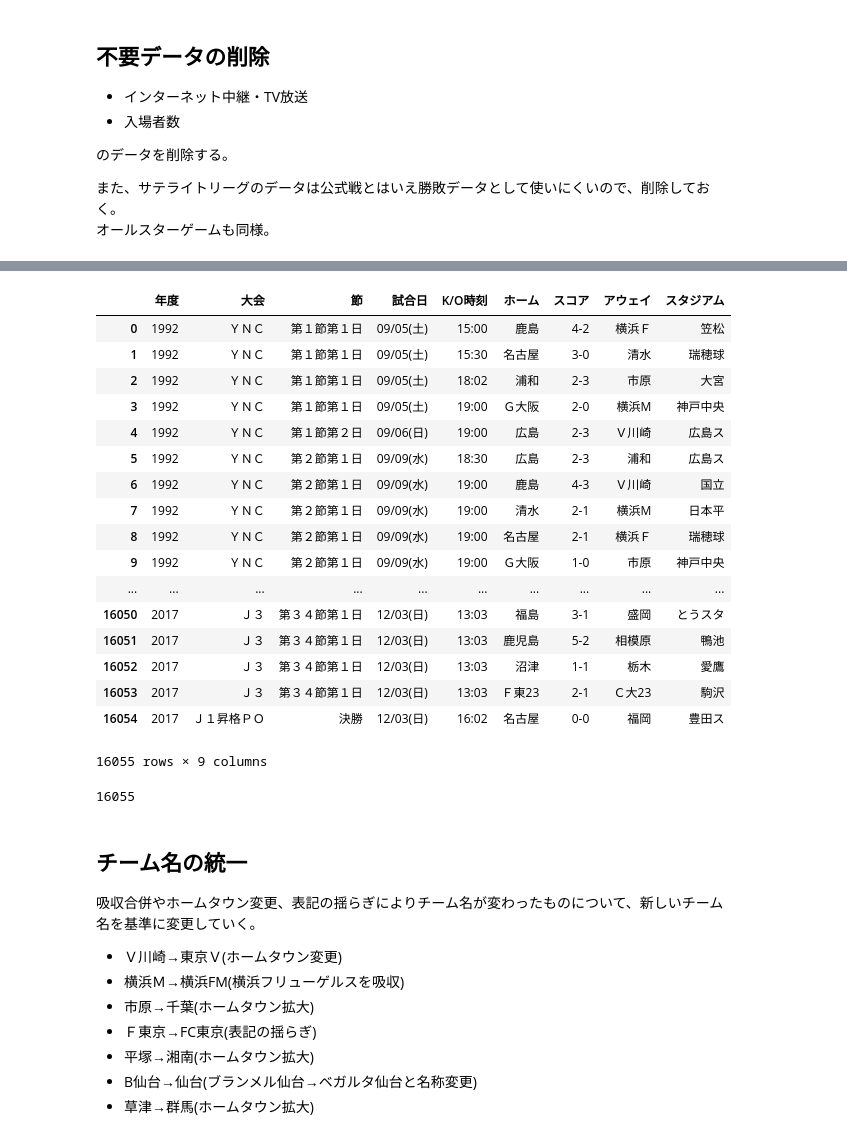
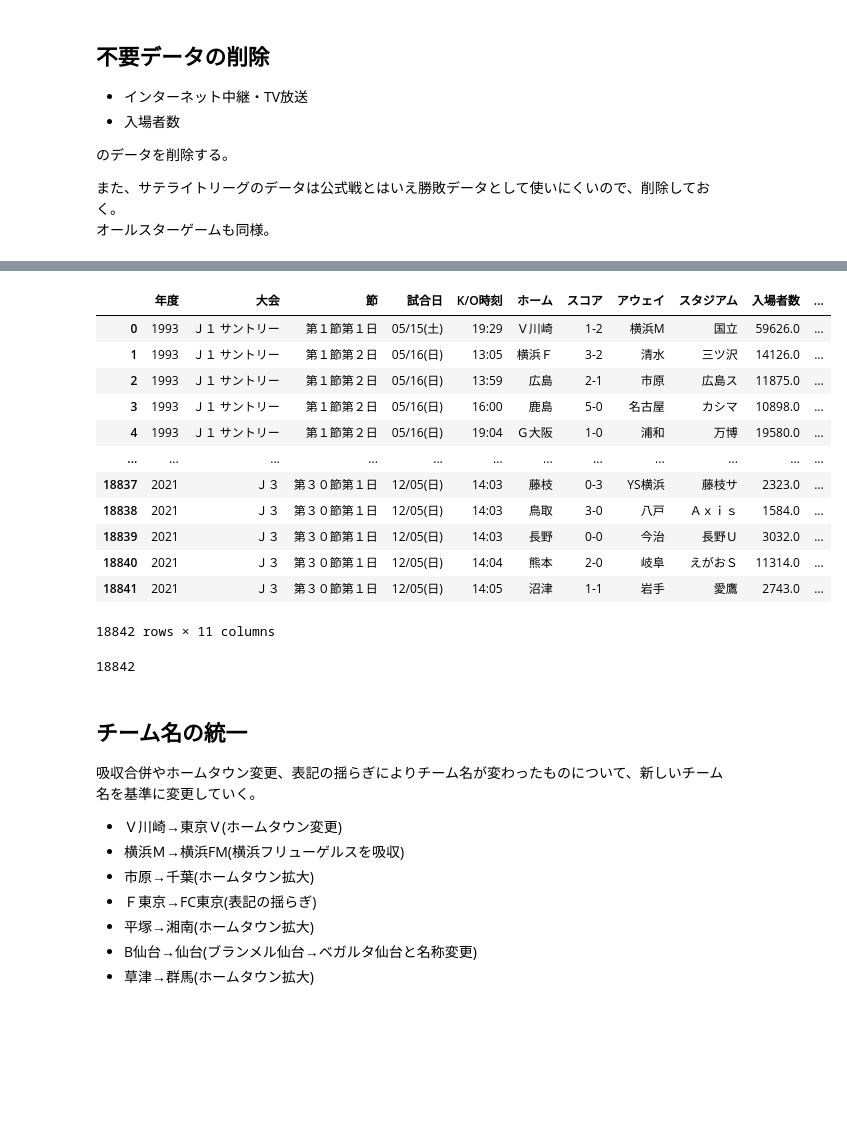
Before and after one commit to mark-n2/toto_notebook, a Jupyter notebook: 002_データ加工.ipynb, the cells around one changed output, grey strips where cells are left out. Saved outputs shown, nothing was run; the diff lists cells and outputs as text; code cells hidden in the pictures; blank space fills up the shorter version.

```diff
--- a/002_データ加工.ipynb
+++ b/002_データ加工.ipynb
@@ -58,45 +38,42 @@ Name: 大会, dtype: object
-# %%
-# 不要データを削除
-df = df.drop("index",axis=1)
-df = df.drop("インターネット中継・TV放送",axis=1)
-df = df.drop("入場者数",axis=1)
-df = df[df["大会"]!="サテライトリーグ"].reset_index(drop=True)
-df = df[df["大会"]!="サテライトリーグ Ａグループ"].reset_index(drop=True)
-df = df[df["大会"]!="サテライトリーグ Ｂグループ"].reset_index(drop=True)
-df = df[df["大会"]!="サテライトリーグ Ｃグループ"].reset_index(drop=True)
-df = df[df["大会"]!="サテライトリーグ Ｄグループ"].reset_index(drop=True)
-df = df[df["大会"]!="サテライトリーグ Ｅグループ"].reset_index(drop=True)
-df = df[df["大会"]!="サテライトリーグ Ｆグループ"].reset_index(drop=True)
-df = df[df["大会"]!="オールスター"].reset_index(drop=True)
-df = df[df["大会"]!="ドリームマッチ"].reset_index(drop=True)
-df = df[df["大会"]!="ＪＯＭＯ　ＣＵＰ"].reset_index(drop=True)
-df = df[df["大会"]!="スペシャルマッチ"].reset_index(drop=True)
-df = df[df["大会"]!="明治安田ワールドチャレンジ"].reset_index(drop=True)
-
-display(df)
-# %% [output]
-|  | 年度 | 大会 | 節 | 試合日 | K/O時刻 | ホーム | スコア | アウェイ | スタジアム |
-| 0 | 1992 | ＹＮＣ | 第１節第１日 | 09/05(土) | 15:00 | 鹿島 | 4-2 | 横浜Ｆ | 笠松 |
-| 1 | 1992 | ＹＮＣ | 第１節第１日 | 09/05(土) | 15:30 | 名古屋 | 3-0 | 清水 | 瑞穂球 |
-| 2 | 1992 | ＹＮＣ | 第１節第１日 | 09/05(土) | 18:02 | 浦和 | 2-3 | 市原 | 大宮 |
-| 3 | 1992 | ＹＮＣ | 第１節第１日 | 09/05(土) | 19:00 | Ｇ大阪 | 2-0 | 横浜M | 神戸中央 |
-| 4 | 1992 | ＹＮＣ | 第１節第２日 | 09/06(日) | 19:00 | 広島 | 2-3 | Ｖ川崎 | 広島ス |
-| 5 | 1992 | ＹＮＣ | 第２節第１日 | 09/09(水) | 18:30 | 広島 | 2-3 | 浦和 | 広島ス |
-| 6 | 1992 | ＹＮＣ | 第２節第１日 | 09/09(水) | 19:00 | 鹿島 | 4-3 | Ｖ川崎 | 国立 |
-| 7 | 1992 | ＹＮＣ | 第２節第１日 | 09/09(水) | 19:00 | 清水 | 2-1 | 横浜M | 日本平 |
-| 8 | 1992 | ＹＮＣ | 第２節第１日 | 09/09(水) | 19:00 | 名古屋 | 2-1 | 横浜Ｆ | 瑞穂球 |
-| 9 | 1992 | ＹＮＣ | 第２節第１日 | 09/09(水) | 19:00 | Ｇ大阪 | 1-0 | 市原 | 神戸中央 |
-| ... | ... | ... | ... | ... | ... | ... | ... | ... | ... |
-| 16050 | 2017 | Ｊ３ | 第３４節第１日 | 12/03(日) | 13:03 | 福島 | 3-1 | 盛岡 | とうスタ |
-| 16051 | 2017 | Ｊ３ | 第３４節第１日 | 12/03(日) | 13:03 | 鹿児島 | 5-2 | 相模原 | 鴨池 |
-| 16052 | 2017 | Ｊ３ | 第３４節第１日 | 12/03(日) | 13:03 | 沼津 | 1-1 | 栃木 | 愛鷹 |
-| 16053 | 2017 | Ｊ３ | 第３４節第１日 | 12/03(日) | 13:03 | Ｆ東23 | 2-1 | Ｃ大23 | 駒沢 |
-| 16054 | 2017 | Ｊ１昇格ＰＯ | 決勝 | 12/03(日) | 16:02 | 名古屋 | 0-0 | 福岡 | 豊田ス |
-16055 rows × 9 columns
+# %%
+exhivisions = []
+for taikai in df["大会"].drop_duplicates():
+    if 'ＸＥＲＯＸ' not in taikai \
+    and 'エリート' not in taikai \
+    and '入替' not in taikai \
+    and '育成' not in taikai \
+    and 'ユース' not in taikai \
+    and '参入' not in taikai \
+    and '昇格' not in taikai \
+    and  'Ｊ' in taikai:
+        exhivisions.append(taikai)
+# %%
+# 不要データを削除
+df = df.drop("index",axis=1)
+#df = df.drop("インターネット中継・TV放送",axis=1)
+#df = df.drop("入場者数",axis=1)
+for taikai in df["大会"].drop_duplicates():
+    if taikai not in exhivisions:
+        df = df[df["大会"]!=taikai].reset_index(drop=True)
+display(df)
+# %% [output]
+|  | 年度 | 大会 | 節 | 試合日 | K/O時刻 | ホーム | スコア | アウェイ | スタジアム | 入場者数 | ... |
+| 0 | 1993 | Ｊ１ サントリー | 第１節第１日 | 05/15(土) | 19:29 | Ｖ川崎 | 1-2 | 横浜M | 国立 | 59626.0 | ... |
+| 1 | 1993 | Ｊ１ サントリー | 第１節第２日 | 05/16(日) | 13:05 | 横浜Ｆ | 3-2 | 清水 | 三ツ沢 | 14126.0 | ... |
+| 2 | 1993 | Ｊ１ サントリー | 第１節第２日 | 05/16(日) | 13:59 | 広島 | 2-1 | 市原 | 広島ス | 11875.0 | ... |
+| 3 | 1993 | Ｊ１ サントリー | 第１節第２日 | 05/16(日) | 16:00 | 鹿島 | 5-0 | 名古屋 | カシマ | 10898.0 | ... |
+| 4 | 1993 | Ｊ１ サントリー | 第１節第２日 | 05/16(日) | 19:04 | Ｇ大阪 | 1-0 | 浦和 | 万博 | 19580.0 | ... |
+| ... | ... | ... | ... | ... | ... | ... | ... | ... | ... | ... | ... |
+| 18837 | 2021 | Ｊ３ | 第３０節第１日 | 12/05(日) | 14:03 | 藤枝 | 0-3 | YS横浜 | 藤枝サ | 2323.0 | ... |
+| 18838 | 2021 | Ｊ３ | 第３０節第１日 | 12/05(日) | 14:03 | 鳥取 | 3-0 | 八戸 | Ａｘｉｓ | 1584.0 | ... |
+| 18839 | 2021 | Ｊ３ | 第３０節第１日 | 12/05(日) | 14:03 | 長野 | 0-0 | 今治 | 長野Ｕ | 3032.0 | ... |
+| 18840 | 2021 | Ｊ３ | 第３０節第１日 | 12/05(日) | 14:04 | 熊本 | 2-0 | 岐阜 | えがおＳ | 11314.0 | ... |
+| 18841 | 2021 | Ｊ３ | 第３０節第１日 | 12/05(日) | 14:05 | 沼津 | 1-1 | 岩手 | 愛鷹 | 2743.0 | ... |
+18842 rows × 11 columns
 # %%
 len(df)
 # %% [output]
-16055
+18842
 # %% [markdown]
 ## チーム名の統一
 
```
Also changed, not shown: parts of 18 cells of this notebook, 3 other files.
